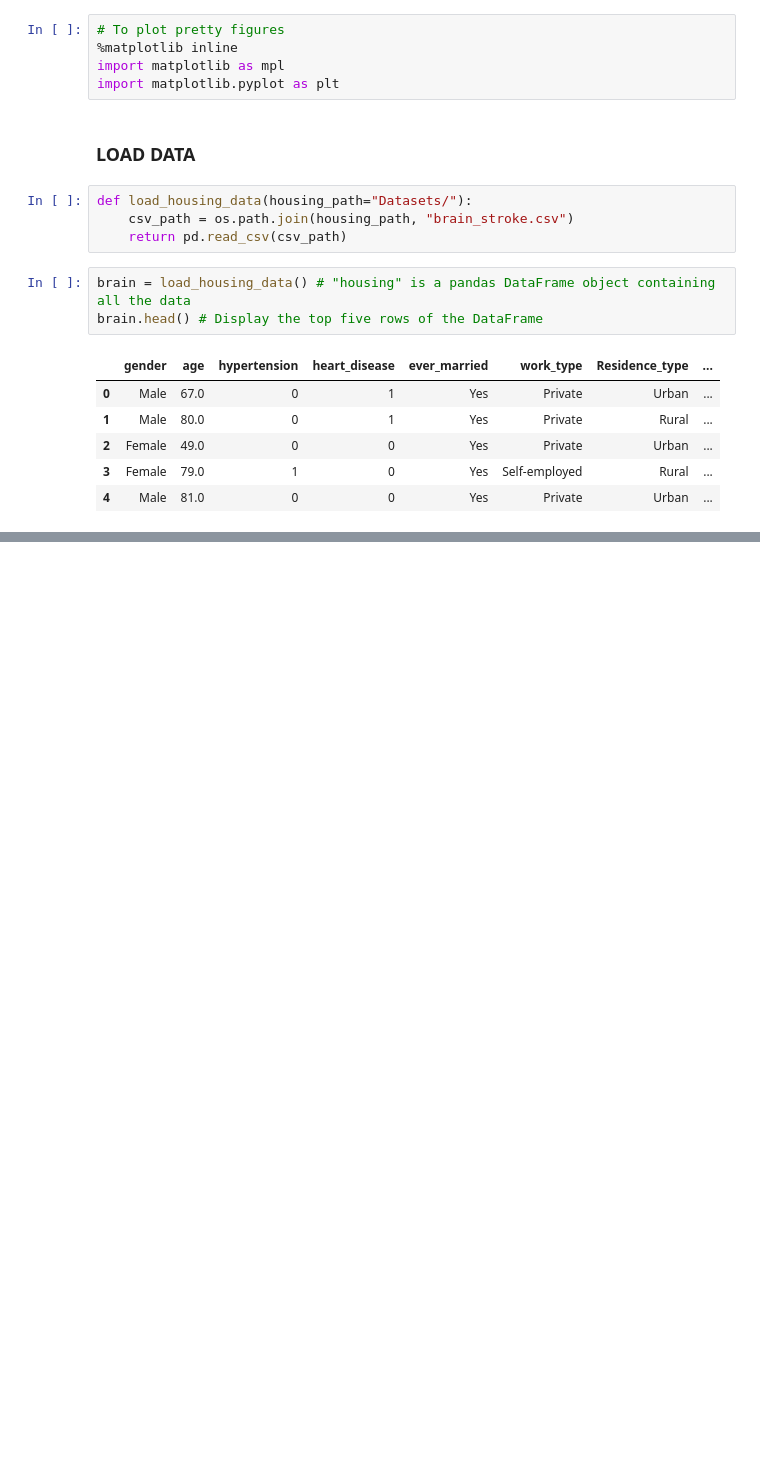
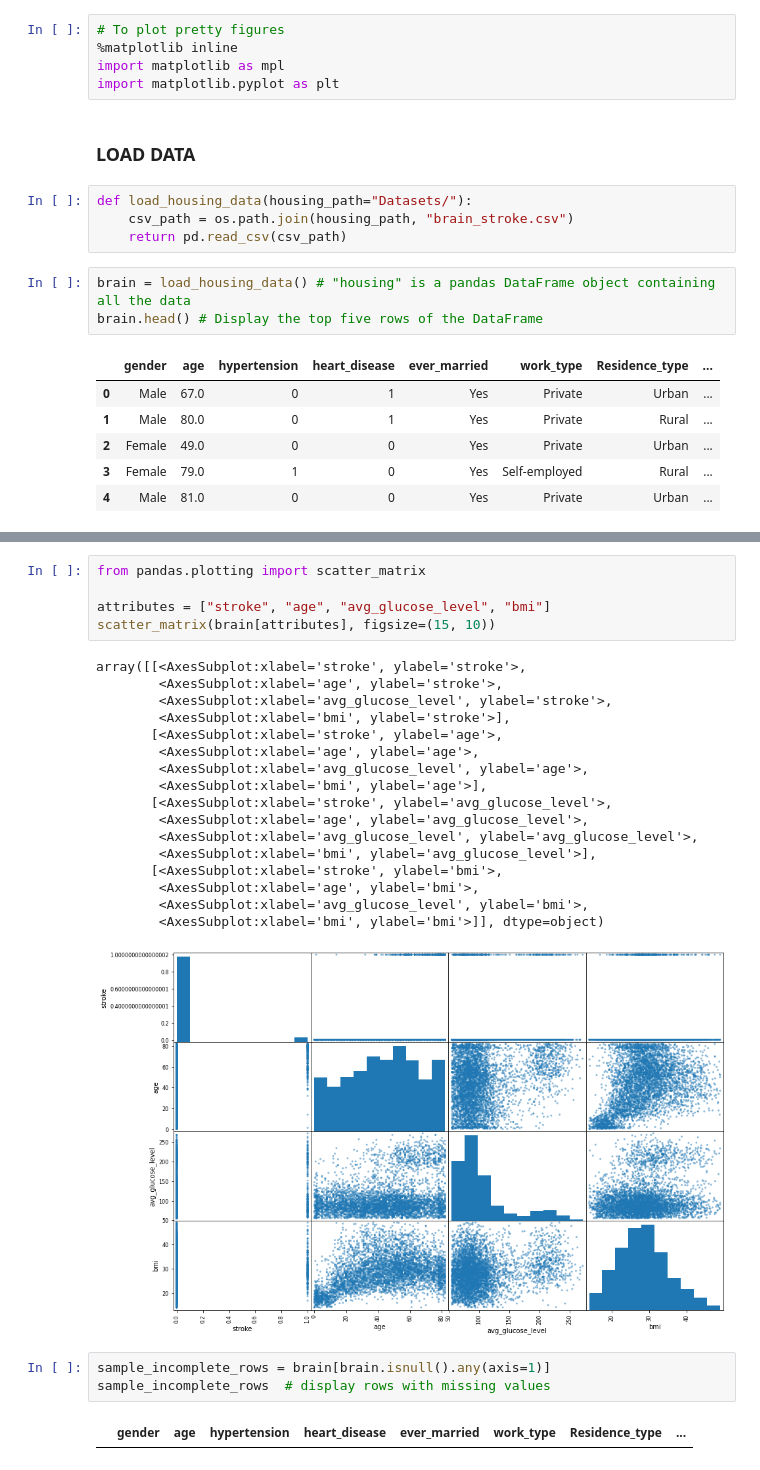
Before and after one commit to KishanBapodra/Brain-Tumor-Detection-ML, a Jupyter notebook: Week 2 - Lab.ipynb, the cells around one changed output, grey strips where cells are left out. Cells and saved outputs as stored; diff of their text form; blank space fills up the shorter version.

```diff
--- a/Week 2 - Lab.ipynb
+++ b/Week 2 - Lab.ipynb
@@ -41,0 +107,28 @@ brain.head() # Display the top five rows of the DataFrame
+# %%
+from pandas.plotting import scatter_matrix
+
+attributes = ["stroke", "age", "avg_glucose_level", "bmi"]
+scatter_matrix(brain[attributes], figsize=(15, 10))
+# %% [output]
+array([[<AxesSubplot:xlabel='stroke', ylabel='stroke'>,
+        <AxesSubplot:xlabel='age', ylabel='stroke'>,
+        <AxesSubplot:xlabel='avg_glucose_level', ylabel='stroke'>,
+        <AxesSubplot:xlabel='bmi', ylabel='stroke'>],
+       [<AxesSubplot:xlabel='stroke', ylabel='age'>,
+        <AxesSubplot:xlabel='age', ylabel='age'>,
+        <AxesSubplot:xlabel='avg_glucose_level', ylabel='age'>,
+        <AxesSubplot:xlabel='bmi', ylabel='age'>],
+       [<AxesSubplot:xlabel='stroke', ylabel='avg_glucose_level'>,
+        <AxesSubplot:xlabel='age', ylabel='avg_glucose_level'>,
+        <AxesSubplot:xlabel='avg_glucose_level', ylabel='avg_glucose_level'>,
+        <AxesSubplot:xlabel='bmi', ylabel='avg_glucose_level'>],
+       [<AxesSubplot:xlabel='stroke', ylabel='bmi'>,
+        <AxesSubplot:xlabel='age', ylabel='bmi'>,
+        <AxesSubplot:xlabel='avg_glucose_level', ylabel='bmi'>,
+        <AxesSubplot:xlabel='bmi', ylabel='bmi'>]], dtype=object)
+[figure, added]
+# %%
+sample_incomplete_rows = brain[brain.isnull().any(axis=1)]
+sample_incomplete_rows  # display rows with missing values
+# %% [output]
+|  | gender | age | hypertension | heart_disease | ever_married | work_type | Residence_type | ... |
```
Also changed, not shown: parts of 19 cells of this notebook.
